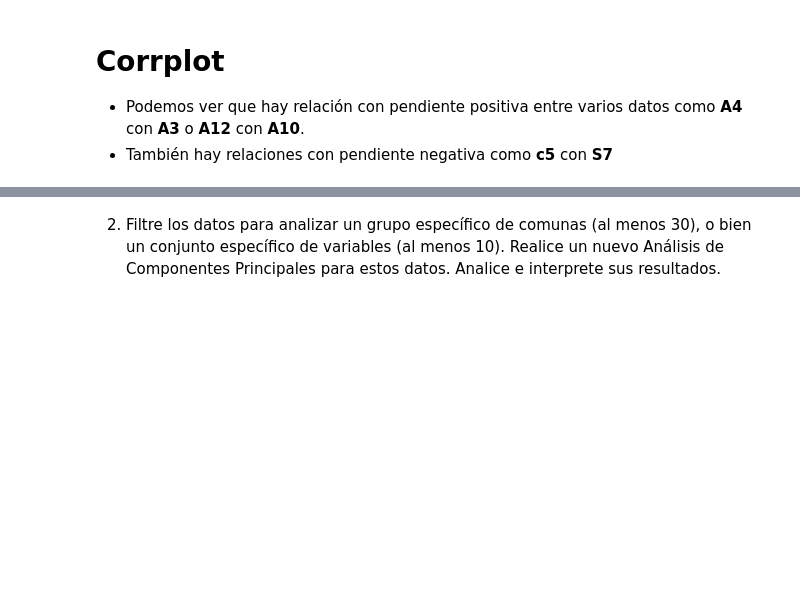
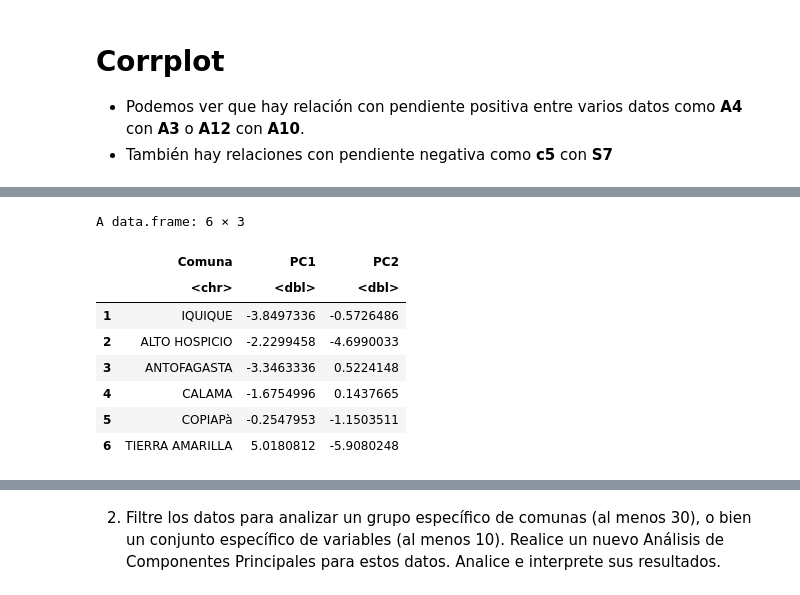
Before and after one commit to Nicol-Huaiquil/INFO257_PCA, a Jupyter notebook: PCA.ipynb, the cells around one changed output, grey strips where cells are left out. Drawn from its saved outputs; the diff is of its cells as text; code cells hidden in the pictures; blank space fills up the shorter version.

```diff
--- a/PCA.ipynb
+++ b/PCA.ipynb
@@ -560,0 +681,18 @@ corrplot(mcor)
+# %%
+# Para calcula proyección de los datos en cada componente principal matriz escalada por cada uno de los vectores
+PC1 <- as.matrix(scaled_df_ciudades) %*% w[,1]
+PC2 <- as.matrix(scaled_df_ciudades) %*% w[,2]
+
+# Para efectos gráficos se crea un dataframe con la proyección
+PC <- data.frame(Comuna = datos[,1], PC1, PC2)
+head(PC)
+# %% [output]
+A data.frame: 6 × 3
+|  | Comuna | PC1 | PC2 |
+|  | <chr> | <dbl> | <dbl> |
+| 1 | IQUIQUE | -3.8497336 | -0.5726486 |
+| 2 | ALTO HOSPICIO | -2.2299458 | -4.6990033 |
+| 3 | ANTOFAGASTA | -3.3463336 | 0.5224148 |
+| 4 | CALAMA | -1.6754996 | 0.1437665 |
+| 5 | COPIAPà | -0.2547953 | -1.1503511 |
+| 6 | TIERRA AMARILLA | 5.0180812 | -5.9080248 |
```
Also changed, not shown: parts of 7 cells of this notebook.
